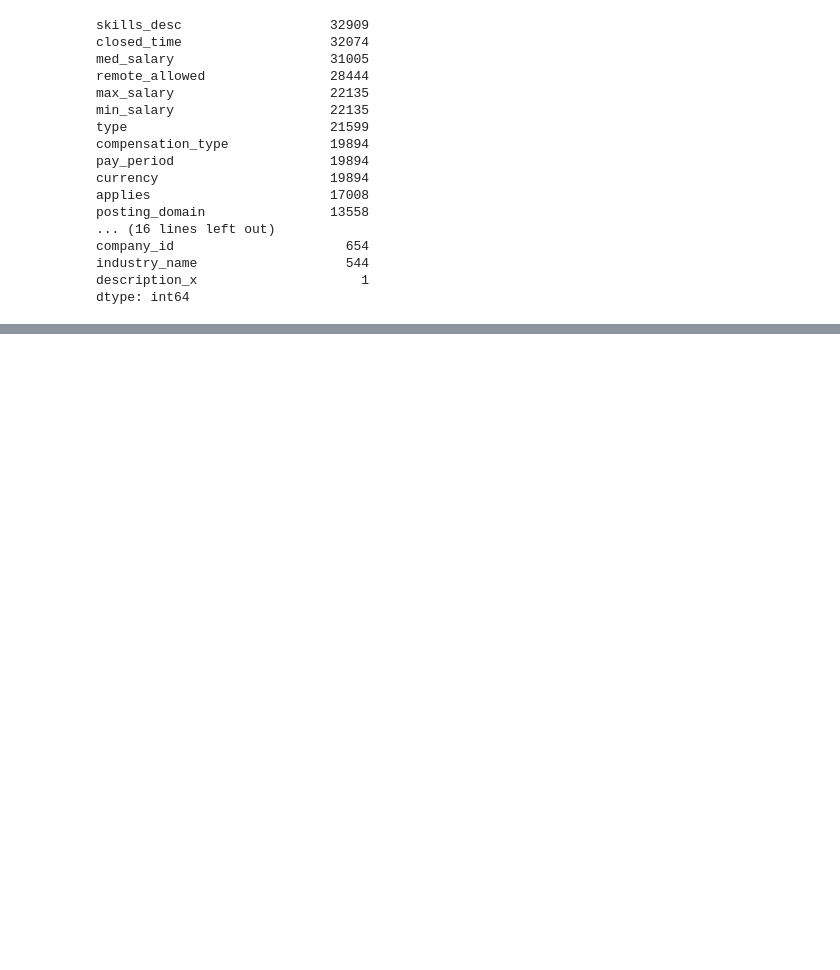
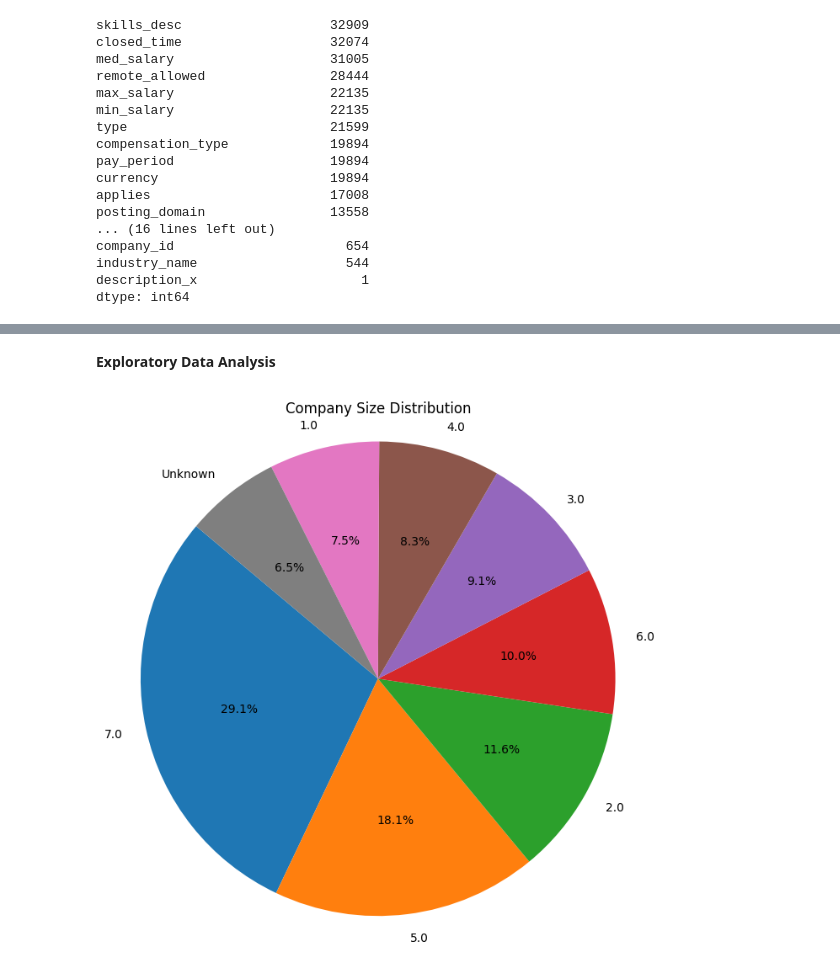
Before and after one commit to com-480-data-visualization/com-480-RYL, a Jupyter notebook: EDA.ipynb, the cells around one changed output, grey strips where cells are left out. Saved outputs shown, nothing was run; the diff lists cells and outputs as text; code cells hidden in the pictures; blank space fills up the shorter version.

```diff
--- a/EDA.ipynb
+++ b/EDA.ipynb
@@ -133,9 +118,30 @@ company_id                      654
 industry_name                   544
 description_x                     1
 dtype: int64
-# %%
-#Handling missing values
-
-for column in ['skills_desc', 'remote_allowed', 'compensation_type', 'type', 'pay_period', 'currency', 'posting_domain', 'url', 'application_url', 'formatted_experience_level', 'company_size', 'zip_code', 'address',
-                           'state', 'city', 'country', 'name' ]:
-    merged_post[column] = merged_post[column].fillna('Unknown')
+# %%
+#Handling missing values
+
+columns_to_fill_unknown = ['skills_desc', 'remote_allowed', 'compensation_type', 'type', 'pay_period', 'currency', 'posting_domain', 'url', 'application_url', 'formatted_experience_level', 'company_size', 'zip_code', 'address',
+                           'state', 'city', 'country', 'name']
+for column in columns_to_fill_unknown:
+    merged_post[column] = merged_post[column].fillna('Unknown')
+
+columns_to_fill_zero = ['applies', 'views']
+for column in columns_to_fill_zero:
+    merged_post[column] = merged_post[column].fillna(0)
+
+columns_to_fill_not_specified = ['description_x', 'description_y']
+for column in columns_to_fill_not_specified:
+    merged_post[column] = merged_post[column].fillna('Not specified')
+
+merged_post['closed_time'].fillna("Open", inplace=True)
+
+def to_lower(text):
+    if not pd.isnull(text):
+        return text.lower()
+    return text
+
+for column in ['description_x', 'description_y', 'skills_desc']:
+    merged_post[column] = merged_post[column].apply(to_lower)
+
+merged_post.head(10)
@@ -141,0 +161,12 @@ for column in ['skills_desc', 'remote_allowed', 'compensation_type', 'type', 'pa
+# %% [markdown]
+**Exploratory Data Analysis**
+# %%
+#Distribution of company size
+company_size_counts = merged_post['company_size'].value_counts()
+plt.figure(figsize=(8, 8))
+plt.pie(company_size_counts, labels=company_size_counts.index, autopct='%1.1f%%', startangle=140)
+plt.title('Company Size Distribution')
+plt.axis('equal')
+plt.show()
+# %% [output]
+[figure, added]
```
Also changed, not shown: parts of 12 cells of this notebook.
